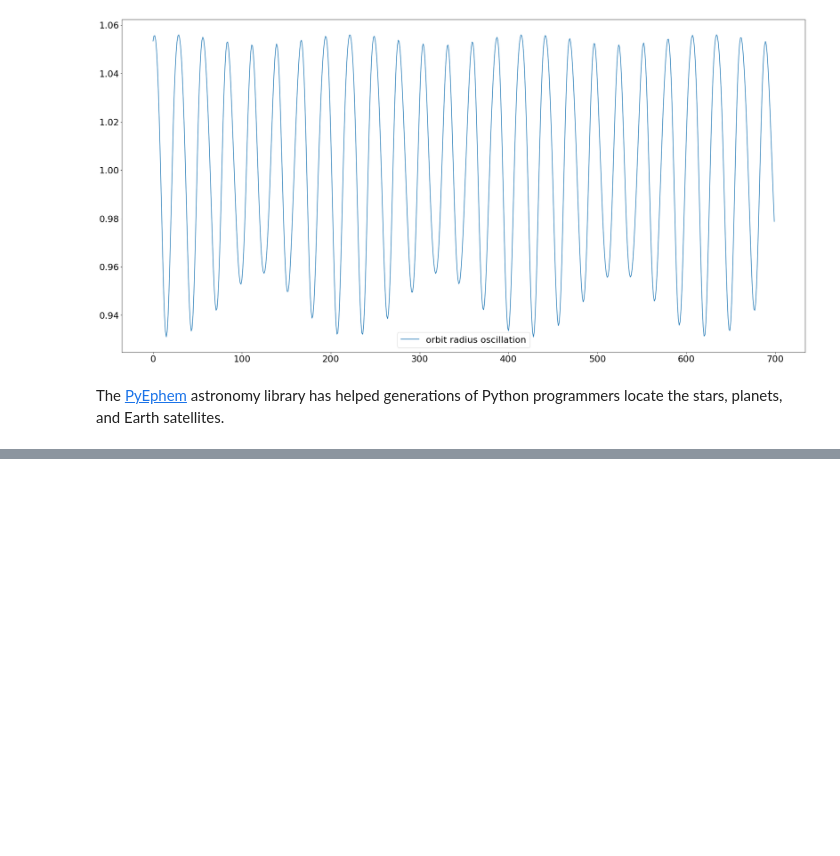
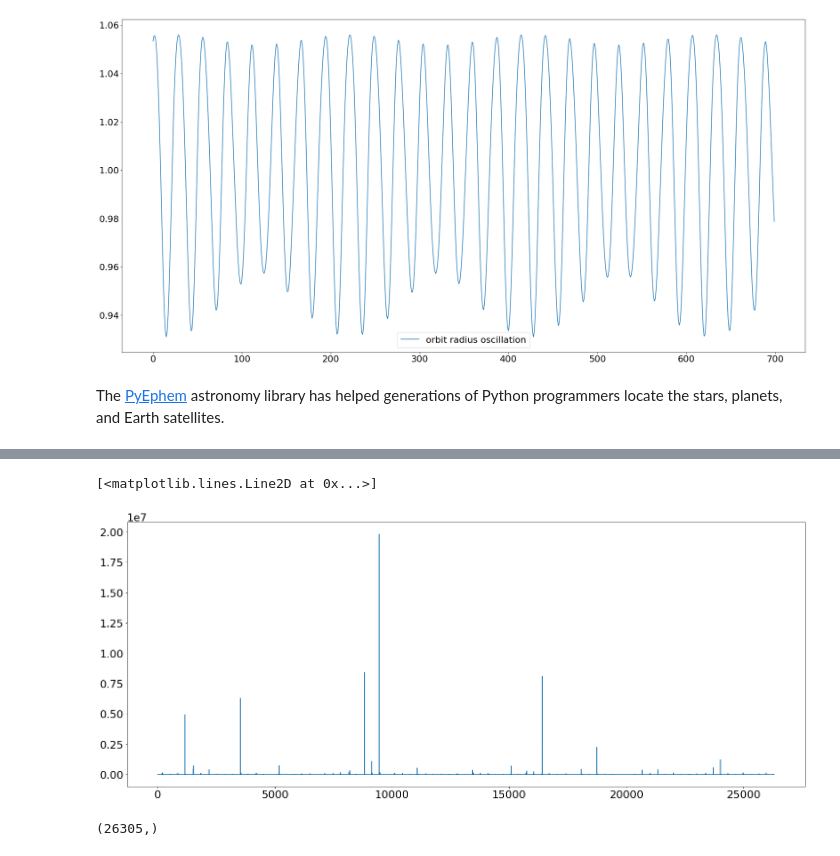
Before and after one commit to faber6911/venice-is-drowning, a Jupyter notebook: moon_distance/lunar_motion.ipynb, the cells around one changed output, grey strips where cells are left out. Saved outputs shown, nothing was run; the diff lists cells and outputs as text; code cells hidden in the pictures; blank space fills up the shorter version.

```diff
--- a/moon_distance/lunar_motion.ipynb
+++ b/moon_distance/lunar_motion.ipynb
@@ -123,0 +205,7 @@ plt.plot(moon_dists)
+# %%
+plt.figure(figsize = (25,10))
+#plt.ylim(-100, 100)
+plt.plot(1/n_dists**2)
+# %% [output]
+[<matplotlib.lines.Line2D at 0x...>]
+[figure, added]
@@ -123,0 +214,4 @@ plt.plot(moon_dists)
+# %%
+n_dists.ravel().shape
+# %% [output]
+(26305,)
```
Also changed, not shown: parts of 20 cells of this notebook, 4 other files.
